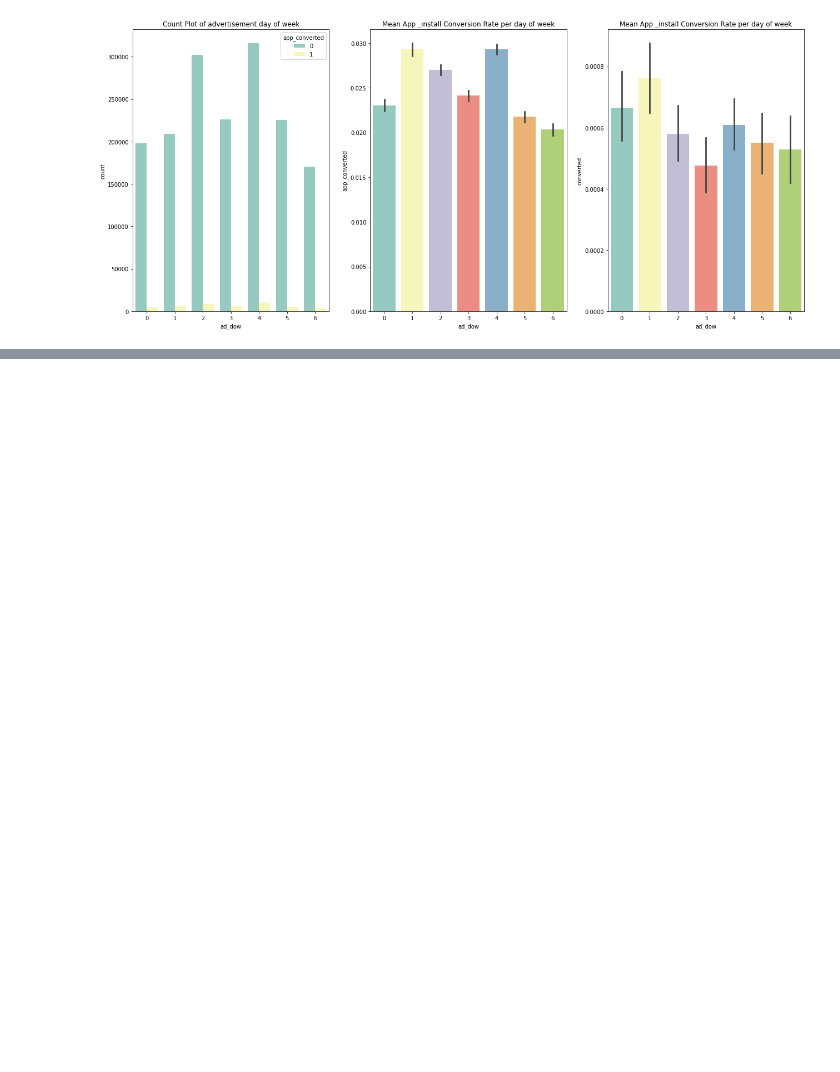
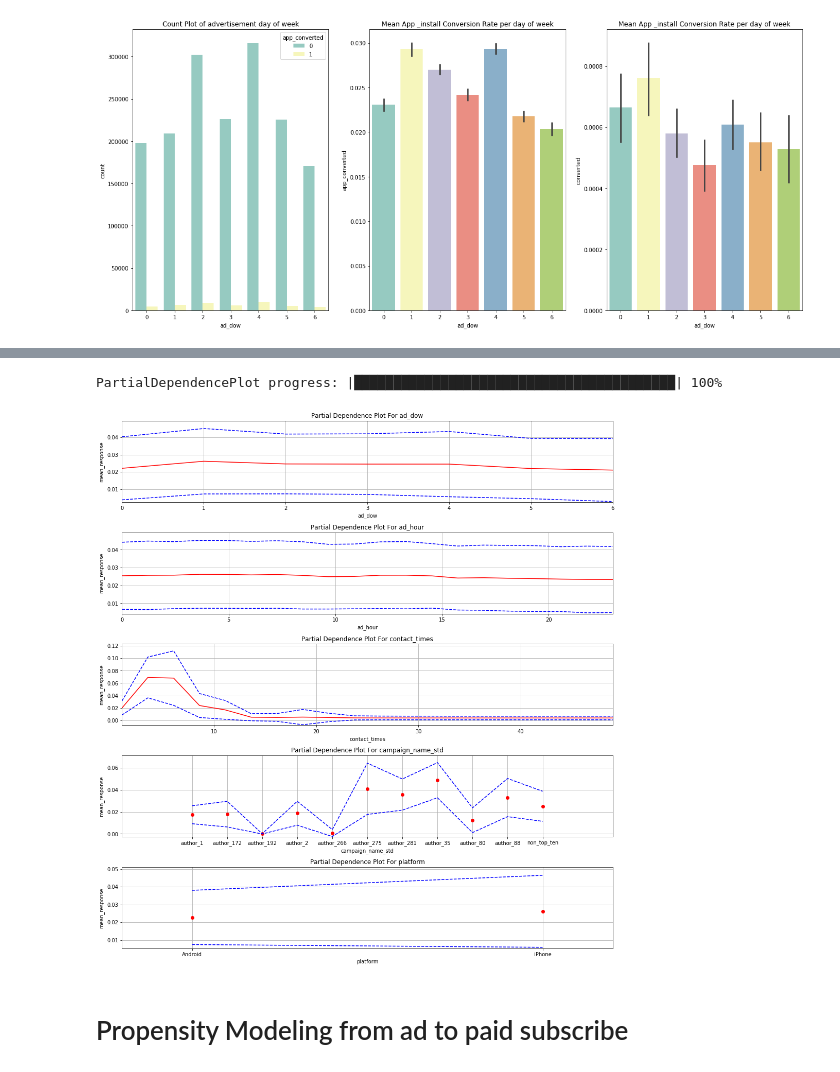
Before and after one commit to DwightTRAX/northwestern_imc_repo, a Jupyter notebook: athletics_challenge/athletics_analysis.ipynb, the cells around one changed output, grey strips where cells are left out. Cells and saved outputs as stored; diff of their text form; code cells hidden in the pictures; blank space fills up the shorter version.

```diff
--- a/athletics_challenge/athletics_analysis.ipynb
+++ b/athletics_challenge/athletics_analysis.ipynb
@@ -590,0 +740,5 @@ plt.show()
+# %%
+_ = rf.partial_plot(train, cols=feature, figsize=(14, 15))
+# %% [output]
+PartialDependencePlot progress: |█████████████████████████████████████████| 100%
+[figure, added]
@@ -590,0 +752,2 @@ plt.show()
+# %% [markdown]
+# Propensity Modeling from ad to paid subscribe
```
Also changed, not shown: parts of 43 cells of this notebook.
